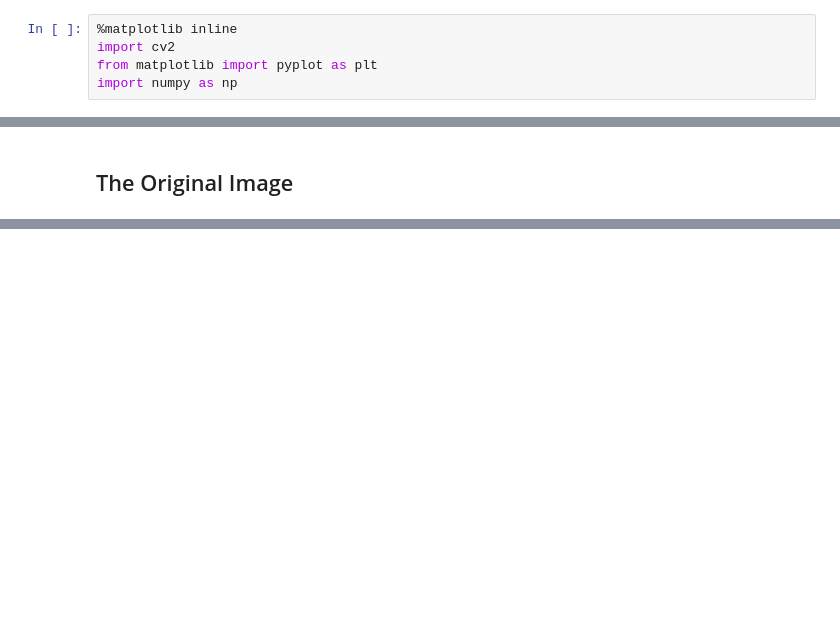
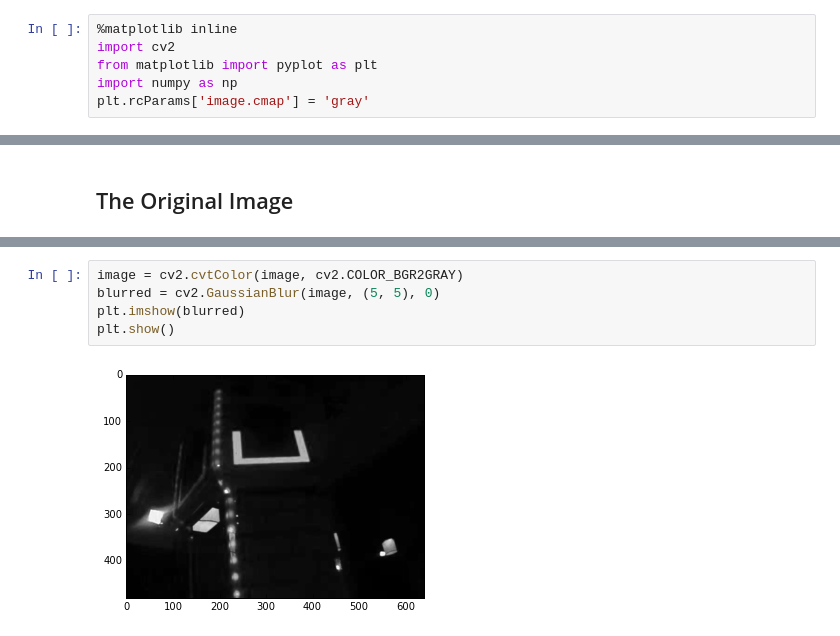
Before and after one commit to jhh/sf, a Jupyter notebook: notebooks/Masking the Target.ipynb, the cells around one changed output, grey strips where cells are left out. Saved outputs shown, nothing was run; the diff lists cells and outputs as text; blank space fills up the shorter version.

```diff
--- a/notebooks/Masking the Target.ipynb
+++ b/notebooks/Masking the Target.ipynb
@@ -6,5 +6,6 @@ Let's experiment with several ways to isolate, or mask, the target in a sample i
 import cv2
 from matplotlib import pyplot as plt
 import numpy as np
+plt.rcParams['image.cmap'] = 'gray'
 # %% [markdown]
 We use OpenCV to open the file and load into a `numpy` array. OpenCV loads the array with pixels in BGR order so we need to convert to RGB for displaying using `matplotlib`.
@@ -21,0 +23,7 @@ display(image)
+# %%
+image = cv2.cvtColor(image, cv2.COLOR_BGR2GRAY)
+blurred = cv2.GaussianBlur(image, (5, 5), 0)
+plt.imshow(blurred)
+plt.show()
+# %% [output]
+[figure, added]
```
Also changed, not shown: parts of 5 cells of this notebook.
